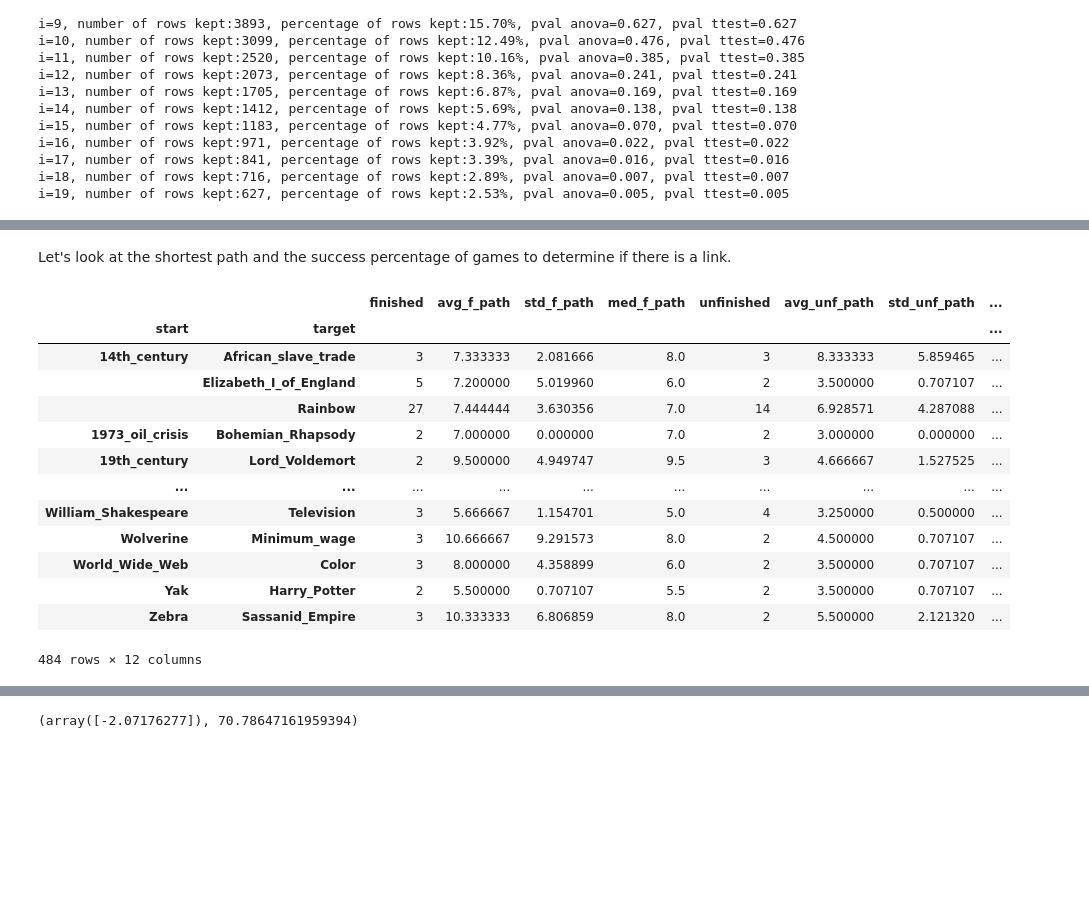
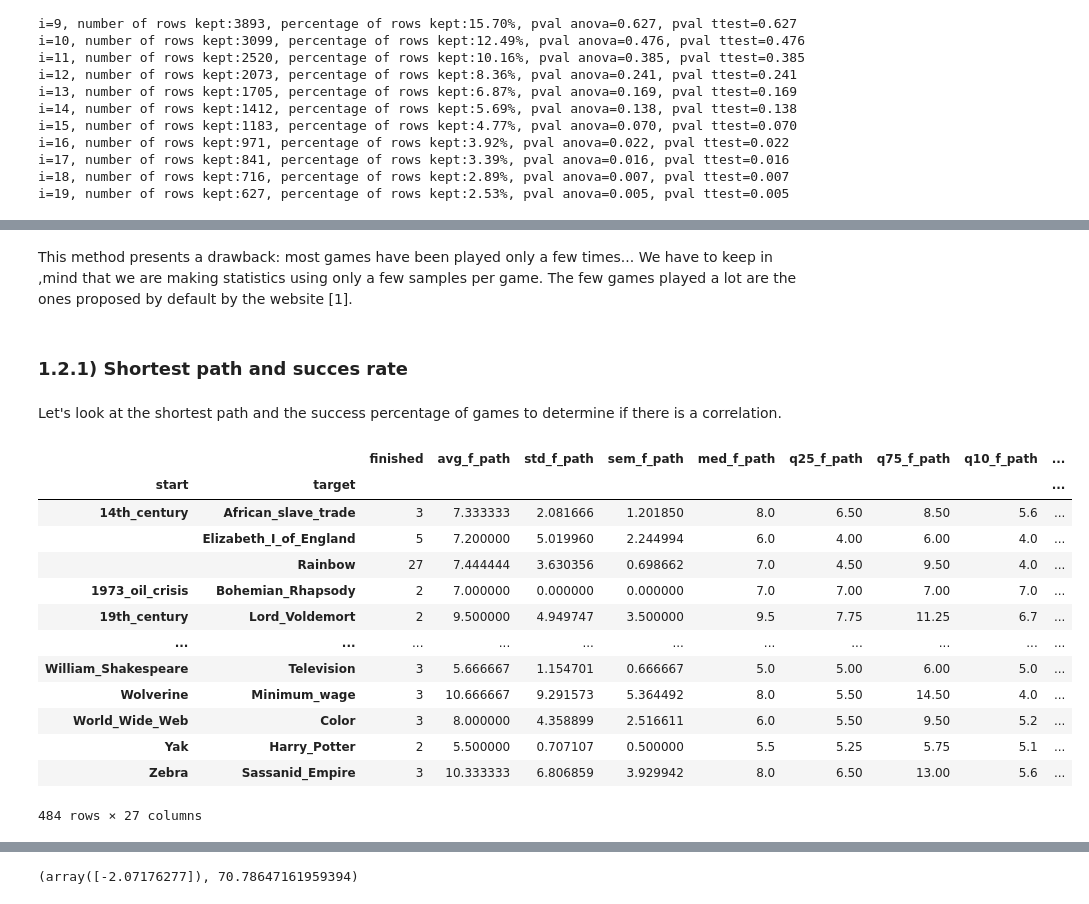
Before and after one commit to epfl-ada/ada-2024-project-outlier-1, a Jupyter notebook: part1_results.ipynb, the cells around one changed output, grey strips where cells are left out. Saved outputs shown, nothing was run; the diff lists cells and outputs as text; code cells hidden in the pictures; blank space fills up the shorter version.

```diff
--- a/part1_results.ipynb
+++ b/part1_results.ipynb
@@ -146,7 +144,8 @@ categories, categories_duplicated = delete_duplicates_cat(categories, relationsh
 
 print(f'Number of unique article names in categories: {categories.article.unique().size}, number of rows: {categories.article.size}.')
 
-categories = categories.set_index('article', drop=True)
+categories = categories.set_index('article') # easier for the following
+
 display(categories_duplicated) # is empty, as expected
 # %% [output]
 Number of unique article names in categories: 4598, number of rows: 4598.
@@ -162,11 +168,11 @@ Now each article has only one category assigned. We can now work with the catego
 articles_names_from_links = list(links2007.linkSource.unique()) + list(links2007.linkTarget.unique())
 
 # keep 1 occurence per name only
-articles_names_from_links = np.array(list(set(articles_names_from_links)))
+articles_names_from_links = pd.DataFrame.from_dict({'article': list(set(articles_names_from_links))})
 
 # find the articles that are not in categories.tsv
-articles_to_drop = articles_names_from_links[np.where(~np.isin(articles_names_from_links, categories.index))[0]]
-print(f'To be dropped: {articles_to_drop}')
+articles_to_drop = art_not_in_cat(articles_names_from_links, categories, 'article', index=True)
+print(f'{len(articles_to_drop)} articles have to be dropped: {articles_to_drop}')
 
 # We drop them because we can not associate a category to them:
 links2007 = links2007.loc[~links2007.linkSource.isin(articles_to_drop) & ~links2007.linkTarget.isin(articles_to_drop)]
@@ -336,19 +346,8 @@ path_unfinished_reduced = path_unfinished[['start', 'target', 'path', 'end']].co
 path_unfinished_reduced = path_unfinished_reduced[path_unfinished_reduced.path.str.len()>2]
 
 ## Let's compute statistics about the players paths:
-# finished:
-stats_finished = pd.DataFrame(path_finished_reduced.index.value_counts().sort_index())
-stats_finished.index.names = ['start', 'target']
-stats_finished['avg_f_path'] = path_finished_reduced['path'].str.len().groupby(level=[0,1]).mean()
-stats_finished['std_f_path'] = path_finished_reduced['path'].str.len().groupby(level=[0,1]).std()
-stats_finished['med_f_path'] = path_finished_reduced['path'].str.len().groupby(level=[0,1]).median()
-
-# unfinished:
-stats_unfinished = pd.DataFrame(path_unfinished_reduced.index.value_counts().sort_index())
-stats_unfinished['avg_unf_path'] = path_unfinished_reduced['path'].str.len().groupby(level=[0,1]).mean()
-stats_unfinished['std_unf_path'] = path_unfinished_reduced['path'].str.len().groupby(level=[0,1]).std()
-stats_unfinished['med_unf_path'] = path_unfinished_reduced['path'].str.len().groupby(level=[0,1]).median()
-
+stats_finished = compute_stats_games(path_finished_reduced, 'f')
+stats_unfinished = compute_stats_games(path_unfinished_reduced, 'unf')
 
 # Let's merge all these datas
 stats_games = stats_finished.join(stats_unfinished, how='inner', lsuffix='_f', rsuffix='_unf').dropna().rename(columns={'count_f': 'finished', 'count_unf': 'unfinished'})
@@ -358,14 +357,16 @@ stats_games['unfinished'] = stats_games['unfinished'].astype(int)
 stats_games['tot_games_played'] = stats_games['finished']+stats_games['unfinished']
 stats_games['percentage_success'] = stats_games['finished']/(stats_games['finished']+stats_games['unfinished'])*100
 
+# stats_games = stats_games.loc[stats_games.tot_games_played>=4]
+
 tot_success_rate = stats_games['finished'].sum()/(stats_games['finished'].sum()+stats_games['unfinished'].sum())*100
 tot_success_rate
-print(f'Success rate for a random game: {tot_success_rate:.2f}%')
+print(f'Mean success rate: {tot_success_rate:.2f}%')
 
 display(stats_games.describe())
 
-display(stats_games.loc[stats_games['percentage_success']==stats_games['percentage_success'].min()])
-display(stats_games.loc[stats_games['percentage_success']==stats_games['percentage_success'].max()])
+# display(stats_games.loc[stats_games['percentage_success']==stats_games['percentage_success'].min()])
+# display(stats_games.loc[stats_games['percentage_success']==stats_games['percentage_success'].max()])
 
 stats_games
 # %% [output]
@@ -402,29 +414,32 @@ Success rate for a random game: 63.97%
+# %% [markdown]
+This method presents a drawback: most games have been played only a few times... We have to keep in ,mind that we are making statistics using only a few samples per game. The few games played a lot are the ones proposed by default by the website [1].
+# %% [markdown]
+### 1.2.1) Shortest path and succes rate
 # %% [markdown]
-Let's look at the shortest path and the success percentage of games to determine if there is a link.
+Let's look at the shortest path and the success percentage of games to determine if there is a correlation.
 # %%
 # First, we create a graph.
-article_names_2007 = pd.read_csv('data/2007/articles.tsv', sep='\t', comment='#', names=['article_2007'])
-original_links2007 = pd.read_csv('data/2007/links.tsv', sep='\t', comment='#', names=['linkSource', 'linkTarget'])
-
 G_2007 = nx.DiGraph()
-G_2007.add_nodes_from(np.unique(article_names_2007))
-G_2007.add_edges_from(original_links2007.to_numpy())
+G_2007.add_nodes_from(np.unique(articles2007))
+G_2007.add_edges_from(links2007[['linkSource', 'linkTarget']].to_numpy())
 # %%
-stats_games['links_to_target'] = stats_games.index.map(lambda x: original_links2007[['linkTarget', 'linkSource']].groupby('linkTarget').count().loc[x[1]].values[0])
+# some stats about the links leading to target and shortest path
+stats_games['links_to_target'] = stats_games.index.map(lambda x: links2007[['linkTarget', 'linkSource']].groupby('linkTarget').count().loc[x[1]].values[0])
 stats_games['log_links_to_target'] = np.log(stats_games['links_to_target'])
+stats_games['shortest_path'] = stats_games.apply(lambda x: len(nx.shortest_path(G_2007, source=x.name[0], target=x.name[1])), axis=1)
 stats_games
 # %% [output]
-|  |  | finished | avg_f_path | std_f_path | med_f_path | unfinished | avg_unf_path | std_unf_path | ... |
-| start | target |  |  |  |  |  |  |  | ... |
-| 14th_century | African_slave_trade | 3 | 7.333333 | 2.081666 | 8.0 | 3 | 8.333333 | 5.859465 | ... |
-|  | Elizabeth_I_of_England | 5 | 7.200000 | 5.019960 | 6.0 | 2 | 3.500000 | 0.707107 | ... |
-|  | Rainbow | 27 | 7.444444 | 3.630356 | 7.0 | 14 | 6.928571 | 4.287088 | ... |
-| 1973_oil_crisis | Bohemian_Rhapsody | 2 | 7.000000 | 0.000000 | 7.0 | 2 | 3.000000 | 0.000000 | ... |
-| 19th_century | Lord_Voldemort | 2 | 9.500000 | 4.949747 | 9.5 | 3 | 4.666667 | 1.527525 | ... |
-| ... | ... | ... | ... | ... | ... | ... | ... | ... | ... |
-| William_Shakespeare | Television | 3 | 5.666667 | 1.154701 | 5.0 | 4 | 3.250000 | 0.500000 | ... |
-| Wolverine | Minimum_wage | 3 | 10.666667 | 9.291573 | 8.0 | 2 | 4.500000 | 0.707107 | ... |
-| World_Wide_Web | Color | 3 | 8.000000 | 4.358899 | 6.0 | 2 | 3.500000 | 0.707107 | ... |
-| Yak | Harry_Potter | 2 | 5.500000 | 0.707107 | 5.5 | 2 | 3.500000 | 0.707107 | ... |
-| Zebra | Sassanid_Empire | 3 | 10.333333 | 6.806859 | 8.0 | 2 | 5.500000 | 2.121320 | ... |
+|  |  | finished | avg_f_path | std_f_path | sem_f_path | med_f_path | q25_f_path | q75_f_path | q10_f_path | ... |
+| start | target |  |  |  |  |  |  |  |  | ... |
+| 14th_century | African_slave_trade | 3 | 7.333333 | 2.081666 | 1.201850 | 8.0 | 6.50 | 8.50 | 5.6 | ... |
+|  | Elizabeth_I_of_England | 5 | 7.200000 | 5.019960 | 2.244994 | 6.0 | 4.00 | 6.00 | 4.0 | ... |
+|  | Rainbow | 27 | 7.444444 | 3.630356 | 0.698662 | 7.0 | 4.50 | 9.50 | 4.0 | ... |
+| 1973_oil_crisis | Bohemian_Rhapsody | 2 | 7.000000 | 0.000000 | 0.000000 | 7.0 | 7.00 | 7.00 | 7.0 | ... |
+| 19th_century | Lord_Voldemort | 2 | 9.500000 | 4.949747 | 3.500000 | 9.5 | 7.75 | 11.25 | 6.7 | ... |
+| ... | ... | ... | ... | ... | ... | ... | ... | ... | ... | ... |
+| William_Shakespeare | Television | 3 | 5.666667 | 1.154701 | 0.666667 | 5.0 | 5.00 | 6.00 | 5.0 | ... |
+| Wolverine | Minimum_wage | 3 | 10.666667 | 9.291573 | 5.364492 | 8.0 | 5.50 | 14.50 | 4.0 | ... |
+| World_Wide_Web | Color | 3 | 8.000000 | 4.358899 | 2.516611 | 6.0 | 5.50 | 9.50 | 5.2 | ... |
+| Yak | Harry_Potter | 2 | 5.500000 | 0.707107 | 0.500000 | 5.5 | 5.25 | 5.75 | 5.1 | ... |
+| Zebra | Sassanid_Empire | 3 | 10.333333 | 6.806859 | 3.929942 | 8.0 | 6.50 | 13.00 | 5.6 | ... |
-484 rows × 12 columns
+484 rows × 27 columns
```
Also changed, not shown: parts of 32 cells of this notebook, 3 other files.
